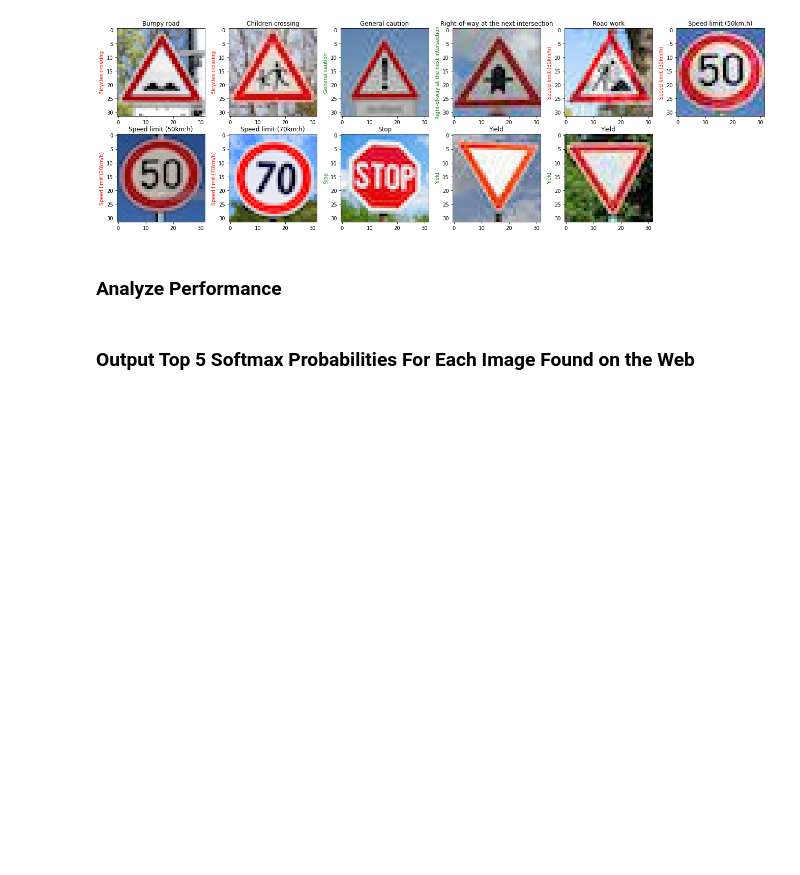
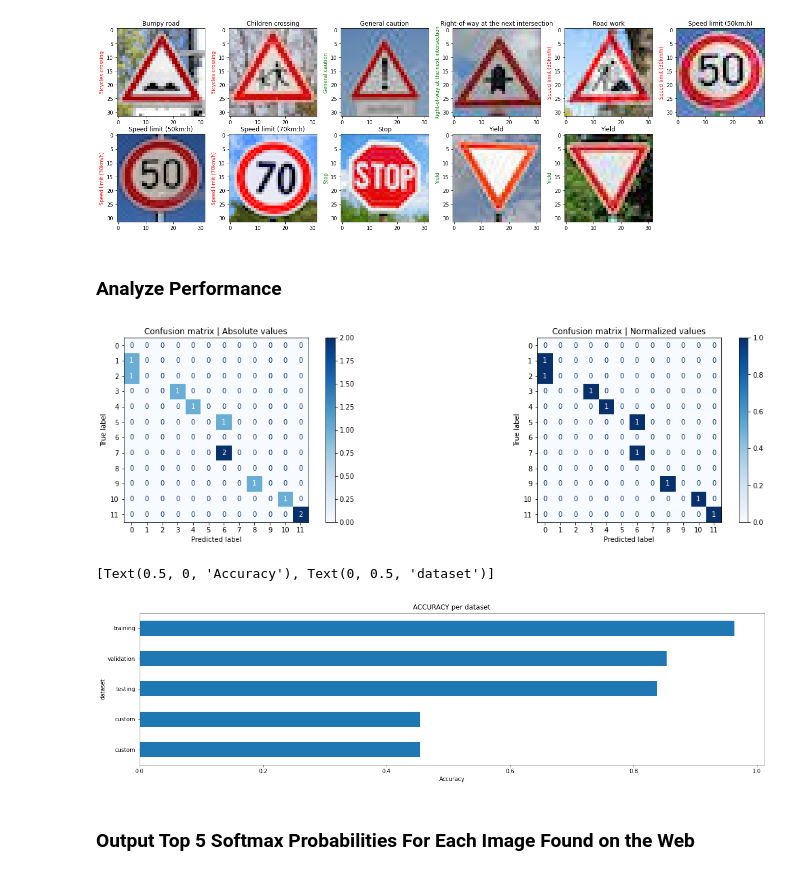
Before and after one commit to willembressers/CarND-Traffic-Sign-Classifier-Project, a Jupyter notebook: notebooks/Traffic_Sign_Classifier.ipynb, the cells around one changed output. Cells and saved outputs as stored; diff of their text form; code cells hidden in the pictures; blank space fills up the shorter version.

```diff
--- a/notebooks/Traffic_Sign_Classifier.ipynb
+++ b/notebooks/Traffic_Sign_Classifier.ipynb
@@ -321,3 +324,33 @@ for images, labels in custom_ds.take(1):
+# %%
+### Calculate the accuracy for these 5 new images.
+### For example, if the model predicted 1 out of 5 signs correctly, it's 20% accurate on these new images.
+
+# display_labels = custom_ds.class_names
+fig, axs = plt.subplots(ncols=2, figsize=(20, 5))
+for title, normalize, ax in [("Confusion matrix | Absolute values", None, axs[0]),("Confusion matrix | Normalized values", 'true', axs[1])]:
+    confusion_matrix = sklearn.metrics.confusion_matrix(y_true, y_pred, normalize=normalize)
+#     disp = sklearn.metrics.ConfusionMatrixDisplay(confusion_matrix=confusion_matrix, display_labels=display_labels)
+    disp = sklearn.metrics.ConfusionMatrixDisplay(confusion_matrix=confusion_matrix)
+    disp.plot(cmap=plt.cm.Blues, ax=ax)
+    disp.ax_.set_title(title)
+plt.show()
+
+# get a classification report
+report = sklearn.metrics.classification_report(y_true, y_pred, output_dict=True, zero_division=0)
+bechmarks.append({'dataset':'custom', 'accuracy':report["accuracy"], 'loss':None})
+
+# plot the accuracy per dataset
+pd.DataFrame(bechmarks)\
+    .set_index('dataset')\
+    .sort_values('accuracy', ascending=True)['accuracy']\
+    .plot(kind='barh', figsize=(20, 5), title='ACCURACY per dataset')\
+    .set(xlabel="Accuracy", ylabel="dataset")
+
+### Feel free to use as many code cells as needed.
+# %% [output]
+[figure, added]
+[Text(0.5, 0, 'Accuracy'), Text(0, 0.5, 'dataset')]
+[figure, added]
 # %% [markdown]
 ### Output Top 5 Softmax Probabilities For Each Image Found on the Web
 # %% [markdown]
```
Also changed, not shown: parts of 6 cells of this notebook.
